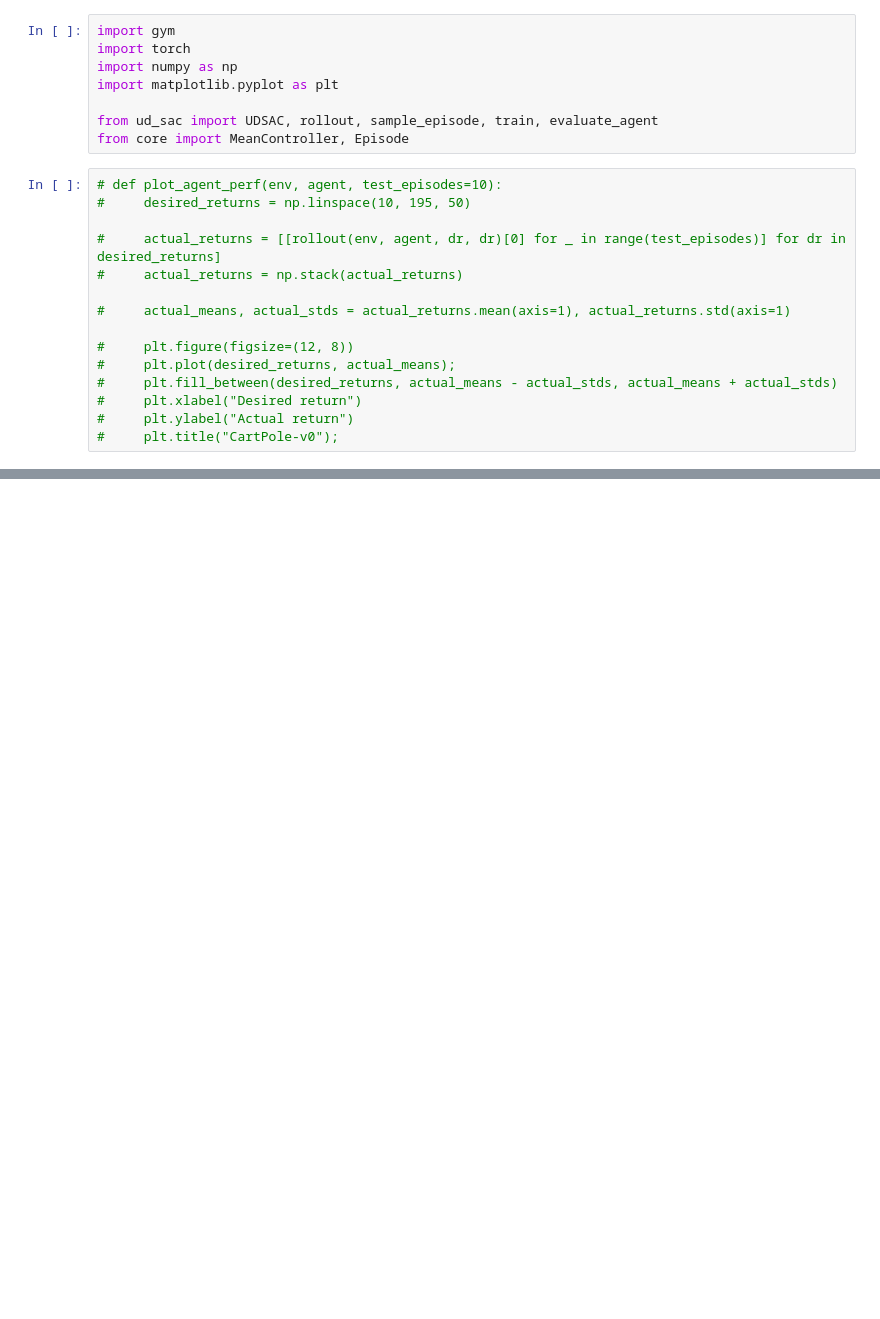
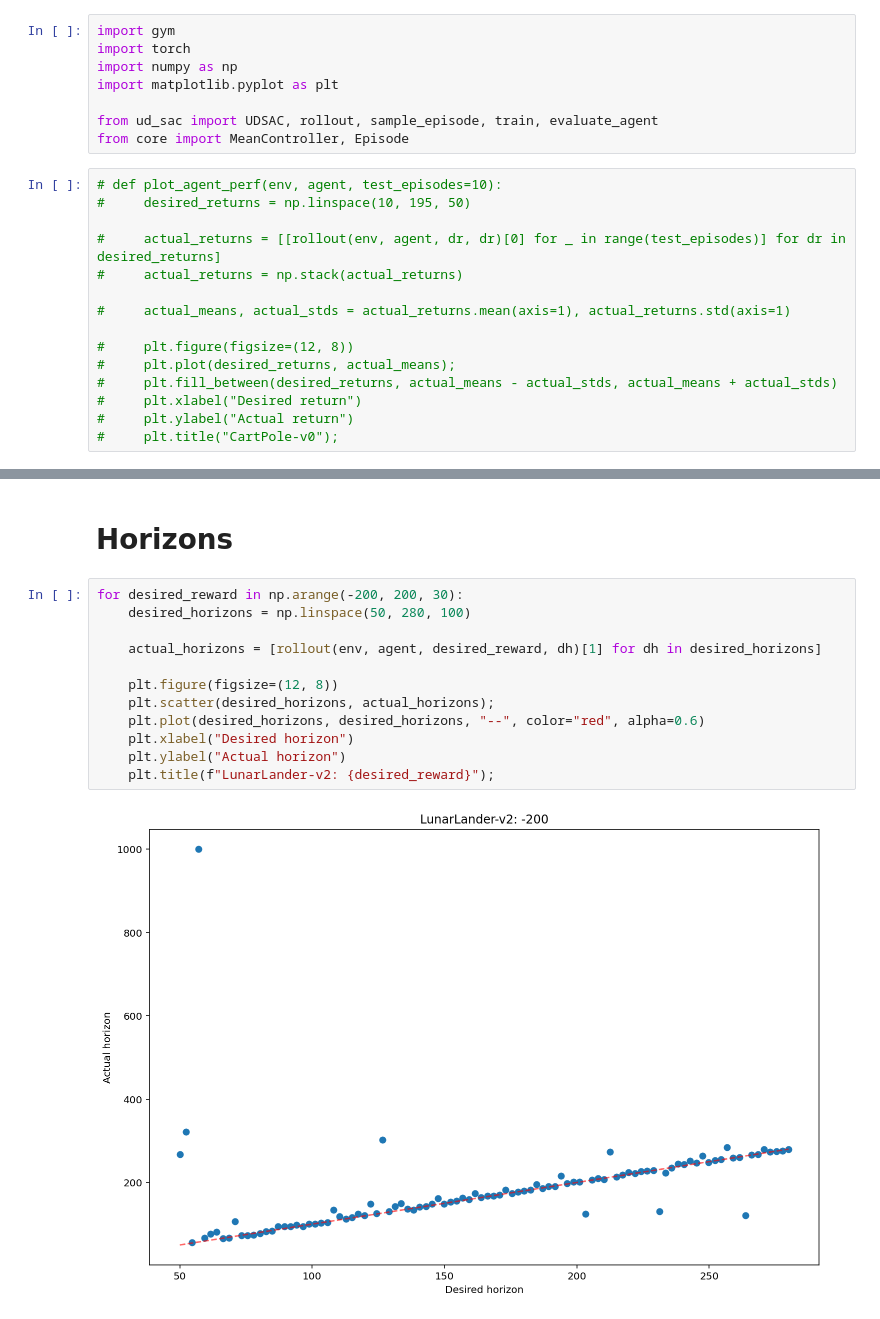
Before and after one commit to Howuhh/top_secret_udsac, a Jupyter notebook: controller_test.ipynb, the cells around one changed output, grey strips where cells are left out. Cells and saved outputs as stored; diff of their text form; blank space fills up the shorter version.

```diff
--- a/controller_test.ipynb
+++ b/controller_test.ipynb
@@ -62,0 +77,16 @@ plt.title("LunarLander-v2");
+# %% [markdown]
+# Horizons
+# %%
+for desired_reward in np.arange(-200, 200, 30):
+    desired_horizons = np.linspace(50, 280, 100)
+
+    actual_horizons = [rollout(env, agent, desired_reward, dh)[1] for dh in desired_horizons]
+
+    plt.figure(figsize=(12, 8))
+    plt.scatter(desired_horizons, actual_horizons);
+    plt.plot(desired_horizons, desired_horizons, "--", color="red", alpha=0.6)
+    plt.xlabel("Desired horizon")
+    plt.ylabel("Actual horizon")
+    plt.title(f"LunarLander-v2: {desired_reward}");
+# %% [output]
+[figure, added]
```
Also changed, not shown: parts of 8 cells of this notebook, 1 other file.
